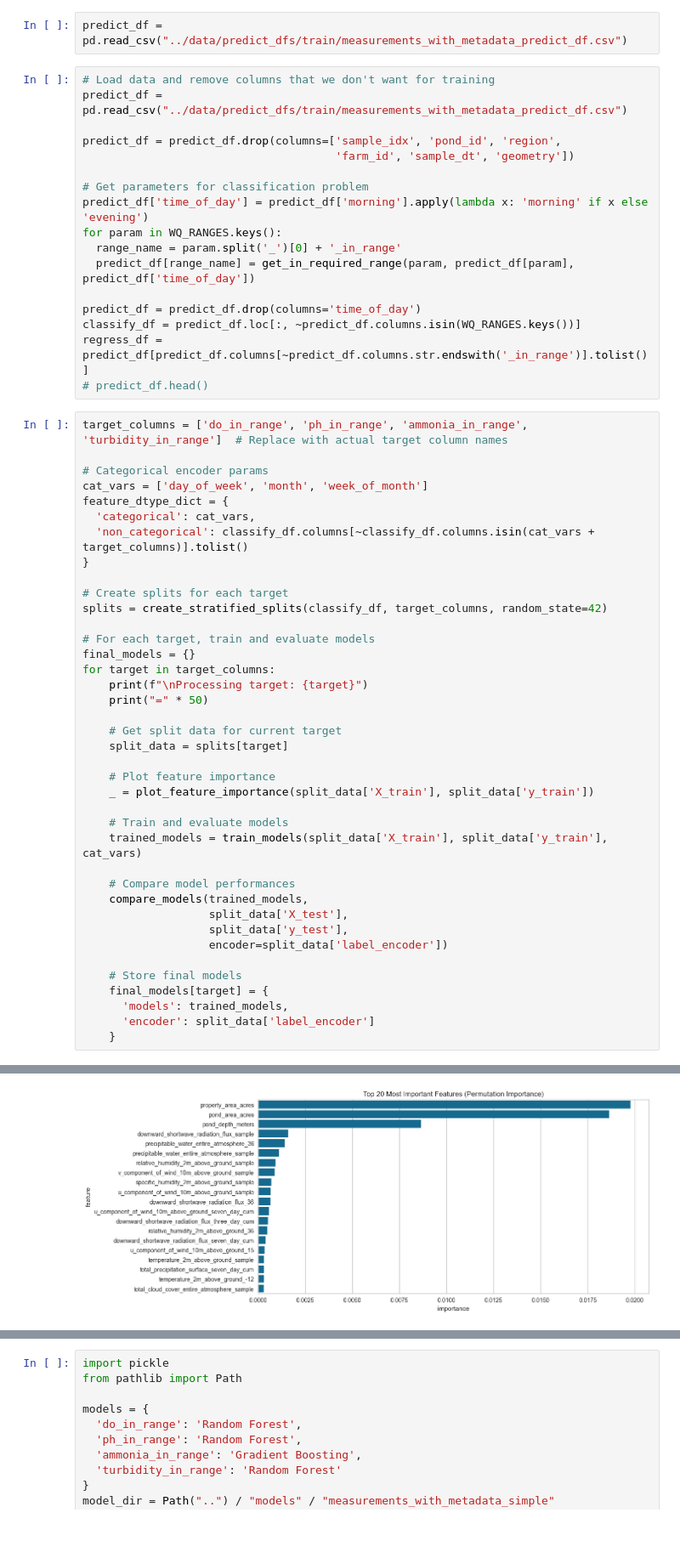
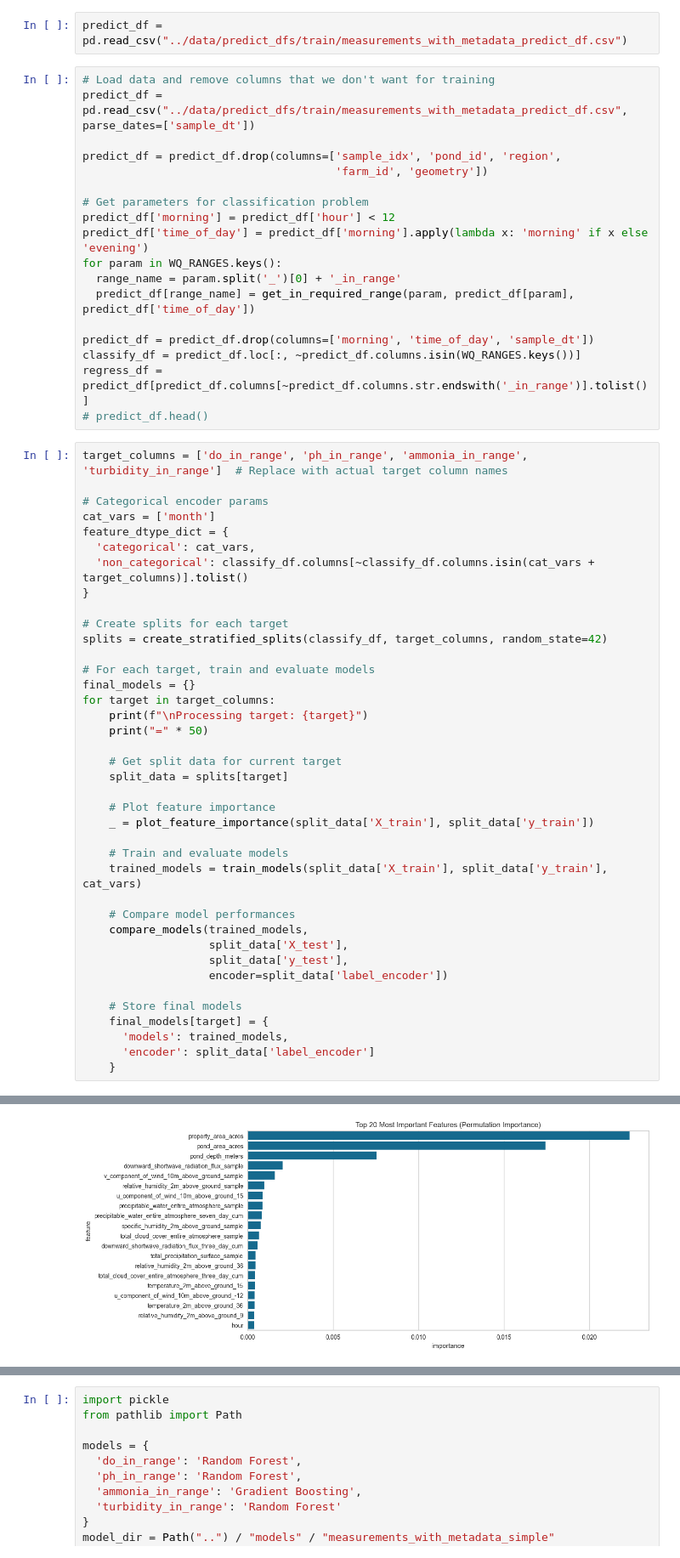
Before and after one commit to fish-welfare-initiative/fwi-predict, a Jupyter notebook: notebooks/14 prediction_simple.ipynb, the cells around one changed output, grey strips where cells are left out. Shown at 85% size. Cells and saved outputs as stored; diff of their text form; blank space fills up the shorter version.

```diff
--- a/notebooks/14 prediction_simple.ipynb
+++ b/notebooks/14 prediction_simple.ipynb
@@ -252,18 +252,19 @@ def compare_models(models_dict: Dict[str, BaseEstimator],
 predict_df = pd.read_csv("../data/predict_dfs/train/measurements_with_metadata_predict_df.csv")
 # %%
 # Load data and remove columns that we don't want for training
-predict_df = pd.read_csv("../data/predict_dfs/train/measurements_with_metadata_predict_df.csv")
+predict_df = pd.read_csv("../data/predict_dfs/train/measurements_with_metadata_predict_df.csv", parse_dates=['sample_dt'])
 
 predict_df = predict_df.drop(columns=['sample_idx', 'pond_id', 'region',
-                                      'farm_id', 'sample_dt', 'geometry'])
+                                      'farm_id', 'geometry'])
 
 # Get parameters for classification problem
+predict_df['morning'] = predict_df['hour'] < 12
 predict_df['time_of_day'] = predict_df['morning'].apply(lambda x: 'morning' if x else 'evening')
 for param in WQ_RANGES.keys():
   range_name = param.split('_')[0] + '_in_range'
   predict_df[range_name] = get_in_required_range(param, predict_df[param], predict_df['time_of_day'])
 
-predict_df = predict_df.drop(columns='time_of_day')
+predict_df = predict_df.drop(columns=['morning', 'time_of_day', 'sample_dt'])
 classify_df = predict_df.loc[:, ~predict_df.columns.isin(WQ_RANGES.keys())]
 regress_df = predict_df[predict_df.columns[~predict_df.columns.str.endswith('_in_range')].tolist()]
 # predict_df.head()
@@ -271,7 +272,7 @@ regress_df = predict_df[predict_df.columns[~predict_df.columns.str.endswith('_in
 target_columns = ['do_in_range', 'ph_in_range', 'ammonia_in_range', 'turbidity_in_range']  # Replace with actual target column names
 
 # Categorical encoder params
-cat_vars = ['day_of_week', 'month', 'week_of_month']
+cat_vars = ['month']
 feature_dtype_dict = {
   'categorical': cat_vars,
   'non_categorical': classify_df.columns[~classify_df.columns.isin(cat_vars + target_columns)].tolist()
@@ -282,32 +283,32 @@ splits = create_stratified_splits(classify_df, target_columns, random_state=42)
 
 # For each target, train and evaluate models
 final_models = {}
 for target in target_columns:
     print(f"\nProcessing target: {target}")
     print("=" * 50)
 
     # Get split data for current target
     split_data = splits[target]
 
     # Plot feature importance
     _ = plot_feature_importance(split_data['X_train'], split_data['y_train'])
 
     # Train and evaluate models
     trained_models = train_models(split_data['X_train'], split_data['y_train'], cat_vars)
 
     # Compare model performances
     compare_models(trained_models,
                    split_data['X_test'],
                    split_data['y_test'],
                    encoder=split_data['label_encoder'])
 
     # Store final models
     final_models[target] = {
       'models': trained_models,
       'encoder': split_data['label_encoder']
     }
 # %% [output]
 Processing target: do_in_range
 ==================================================
-[figure, old version]
+[figure, new version]
 Training Random Forest...
```
Also changed, not shown: parts of 1 cell of this notebook, 12 other files.
